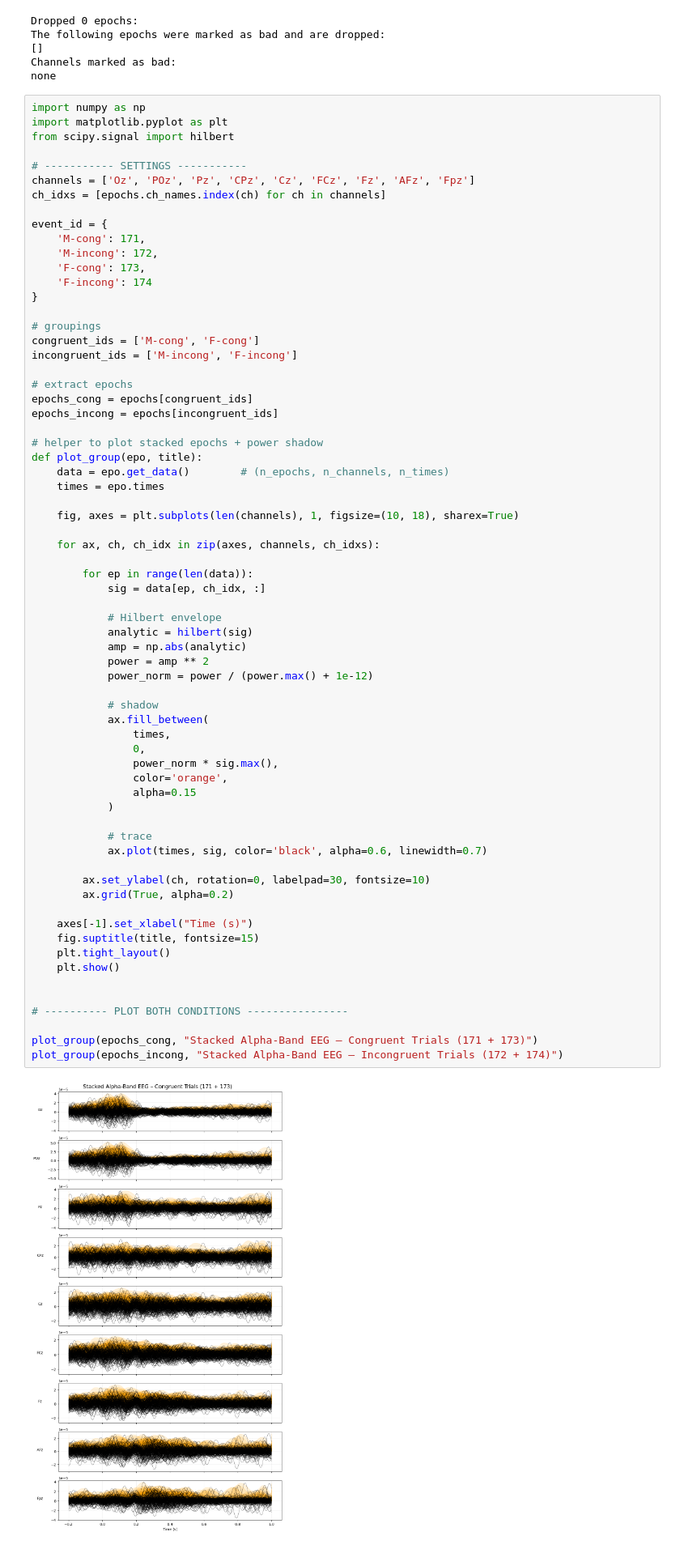
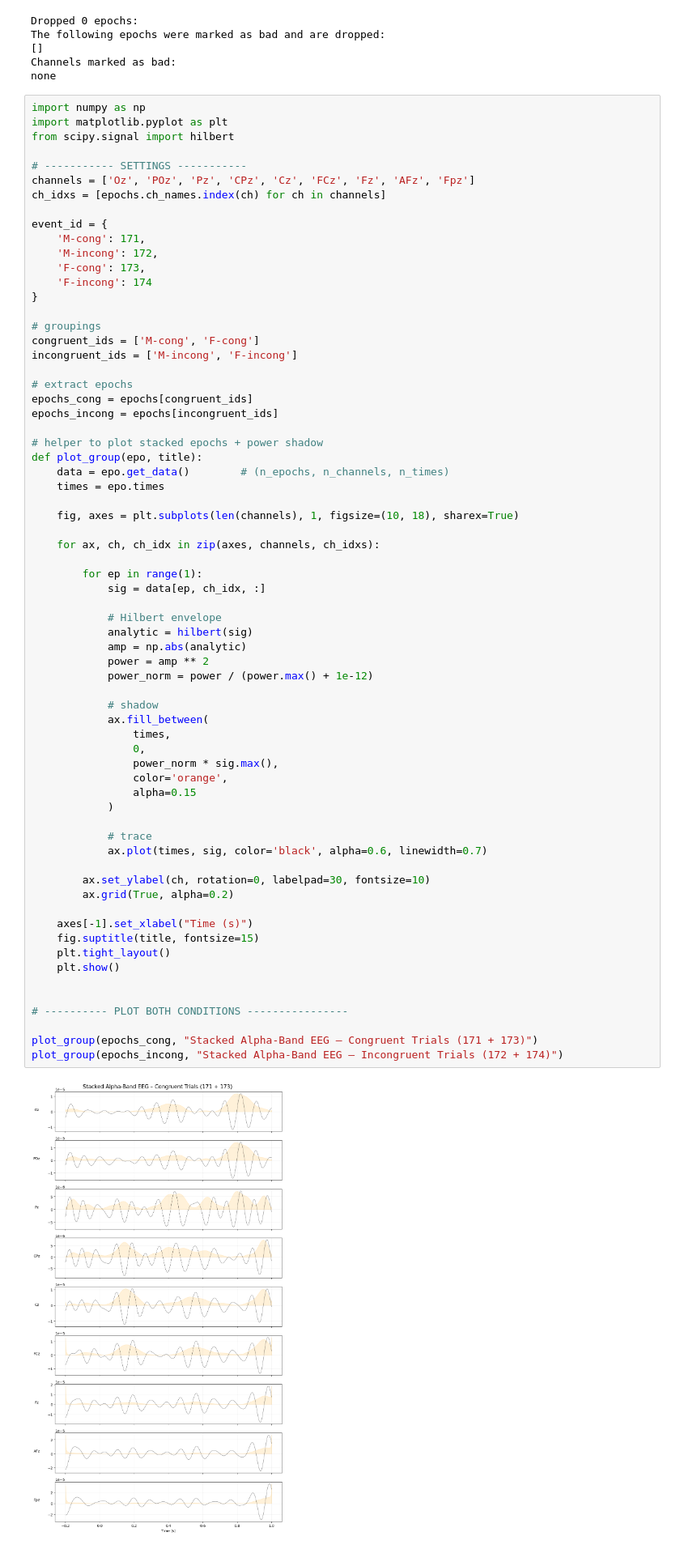
Before and after one commit to P-Punyawat/Gender-name-priming-task, a Jupyter notebook: neuromarketing-priming/alpha analysis.ipynb, the cells around one changed output. Shown at 81% size. Cells and saved outputs as stored; diff of their text form.

```diff
--- a/neuromarketing-priming/alpha analysis.ipynb
+++ b/neuromarketing-priming/alpha analysis.ipynb
@@ -266,7 +266,7 @@ def plot_group(epo, title):
 
     for ax, ch, ch_idx in zip(axes, channels, ch_idxs):
 
-        for ep in range(len(data)):
+        for ep in range(1):
             sig = data[ep, ch_idx, :]
 
             # Hilbert envelope
@@ -274,31 +274,31 @@ def plot_group(epo, title):
             amp = np.abs(analytic)
             power = amp ** 2
             power_norm = power / (power.max() + 1e-12)
 
             # shadow
             ax.fill_between(
                 times,
                 0,
                 power_norm * sig.max(),
                 color='orange',
                 alpha=0.15
             )
 
             # trace
             ax.plot(times, sig, color='black', alpha=0.6, linewidth=0.7)
 
         ax.set_ylabel(ch, rotation=0, labelpad=30, fontsize=10)
         ax.grid(True, alpha=0.2)
 
     axes[-1].set_xlabel("Time (s)")
     fig.suptitle(title, fontsize=15)
     plt.tight_layout()
     plt.show()
 
 
 # ---------- PLOT BOTH CONDITIONS ----------------
 
 plot_group(epochs_cong, "Stacked Alpha-Band EEG – Congruent Trials (171 + 173)")
 plot_group(epochs_incong, "Stacked Alpha-Band EEG – Incongruent Trials (172 + 174)")
 # %% [output]
-[figure, old version]
+[figure, new version]
```
Also changed, not shown: parts of 1 cell of this notebook, 1 other file.
